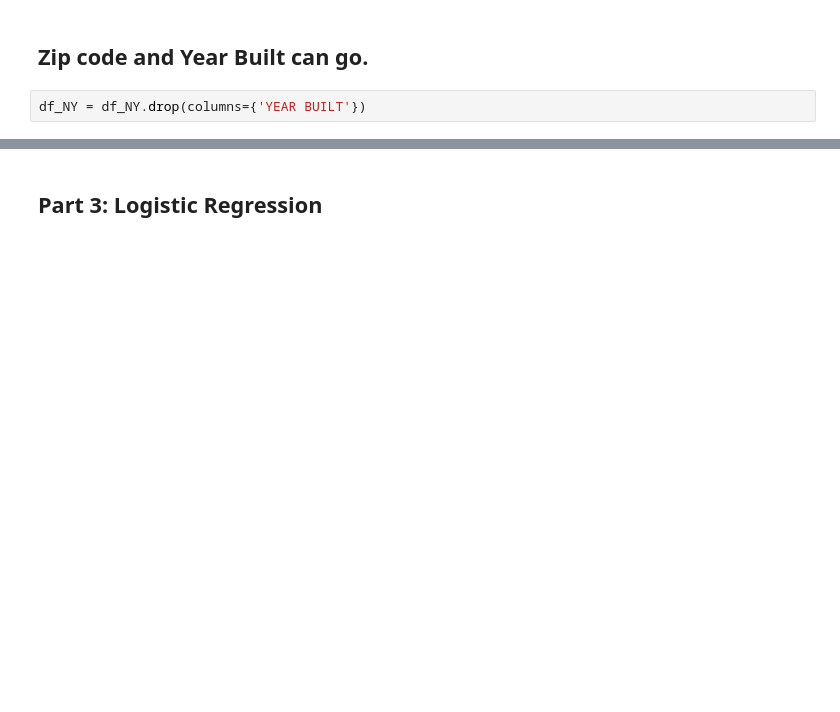
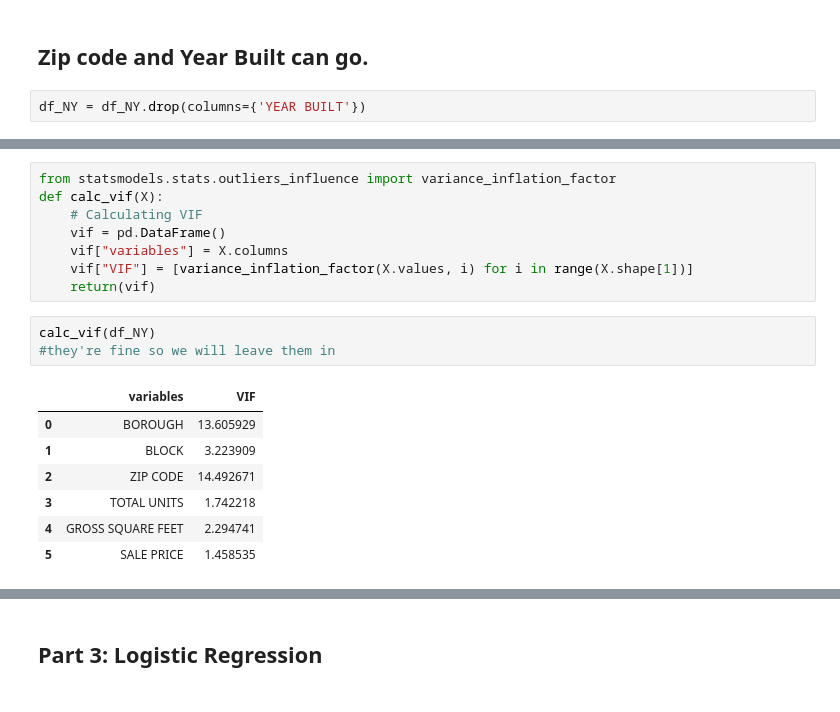
Before and after one commit to allyryry/3450_Assignment_4, a Jupyter notebook: Asn4_Starting_Point.ipynb, the cells around one changed output, grey strips where cells are left out. Cells and saved outputs as stored; diff of their text form; blank space fills up the shorter version.

```diff
--- a/Asn4_Starting_Point.ipynb
+++ b/Asn4_Starting_Point.ipynb
@@ -311 +311,20 @@ mean_squared_error(ypred,yTest,squared=False)
+# %%
+from statsmodels.stats.outliers_influence import variance_inflation_factor
+def calc_vif(X):
+    # Calculating VIF
+    vif = pd.DataFrame()
+    vif["variables"] = X.columns
+    vif["VIF"] = [variance_inflation_factor(X.values, i) for i in range(X.shape[1])]
+    return(vif)
+# %%
+calc_vif(df_NY)
+#they're fine so we will leave them in
+# %% [output]
+|  | variables | VIF |
+| 0 | BOROUGH | 13.605929 |
+| 1 | BLOCK | 3.223909 |
+| 2 | ZIP CODE | 14.492671 |
+| 3 | TOTAL UNITS | 1.742218 |
+| 4 | GROSS SQUARE FEET | 2.294741 |
+| 5 | SALE PRICE | 1.458535 |
 # %%
```
Also changed, not shown: parts of 9 cells of this notebook.
